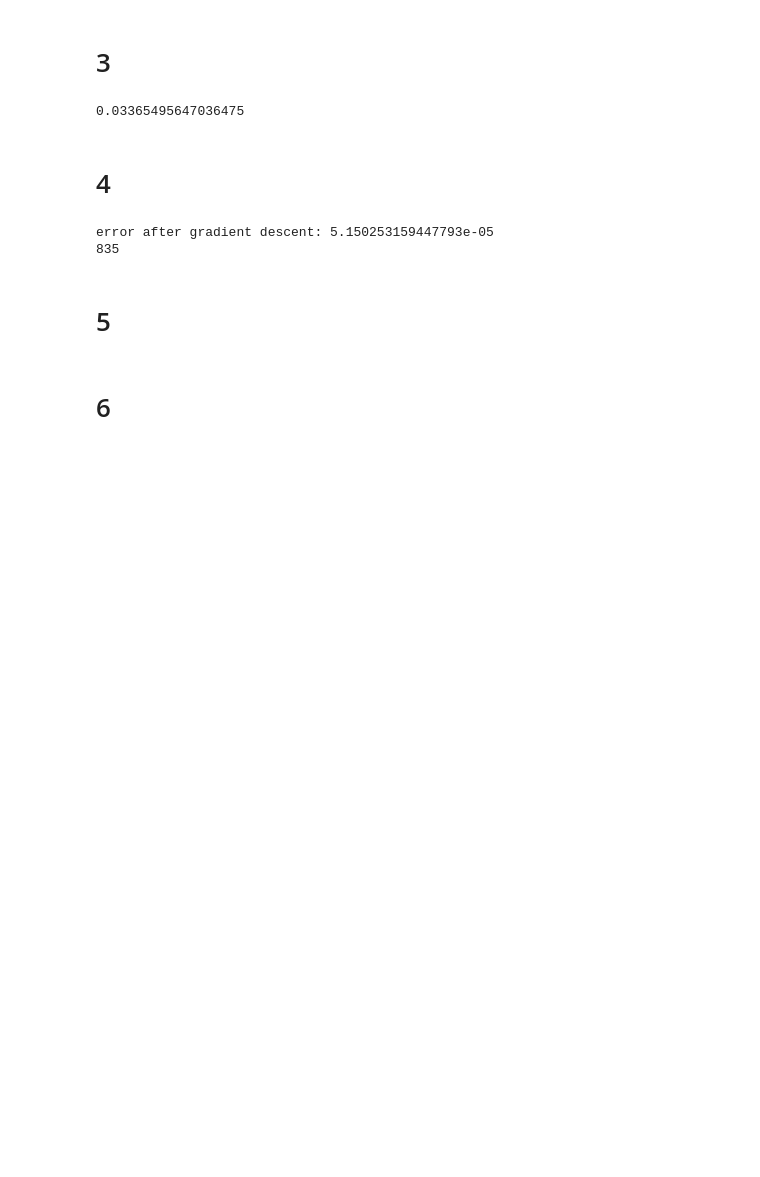
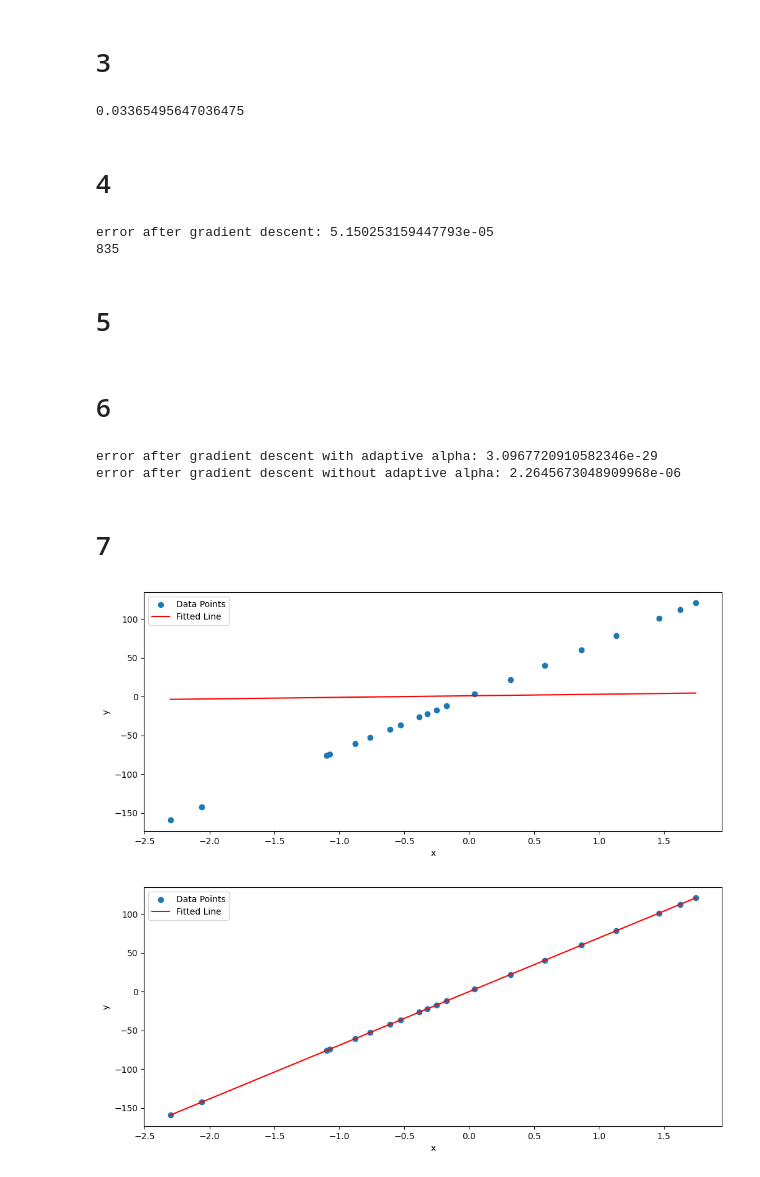
Before and after one commit to BUSH222/misis_ml_course_sem6, a Jupyter notebook: ML1.1 linear regression/1.1ml.ipynb, the cells around one changed output. Drawn from its saved outputs; the diff is of its cells as text; code cells hidden in the pictures; blank space fills up the shorter version.

```diff
--- a/ML1.1 linear regression/1.1ml.ipynb
+++ b/ML1.1 linear regression/1.1ml.ipynb
@@ -144,3 +189,24 @@ error after gradient descent: 5.150253159447793e-05
 # yes
 # %% [markdown]
 # 6
+# %%
+model = Model()
+steps, errors = model.fit(x, y, alpha=0.01, max_steps=1000, adaptive_alpha=True)
+print('error after gradient descent with adaptive alpha:', model.error(x, y))
+
+model = Model()
+steps, errors = model.fit(x, y, alpha=0.01, max_steps=1000, adaptive_alpha=False)
+print('error after gradient descent without adaptive alpha:', model.error(x, y))
+# %% [output]
+error after gradient descent with adaptive alpha: 3.0967720910582346e-29
+error after gradient descent without adaptive alpha: 2.2645673048909968e-06
+# %% [markdown]
+# 7
+# %%
+model = Model()
+model.draw_graphs()
+model.fit(x, y, alpha=0.01, max_steps=1000)
+model.draw_graphs()
+# %% [output]
+[figure, added]
+[figure, added]
```
Also changed, not shown: parts of 1 cell of this notebook.
